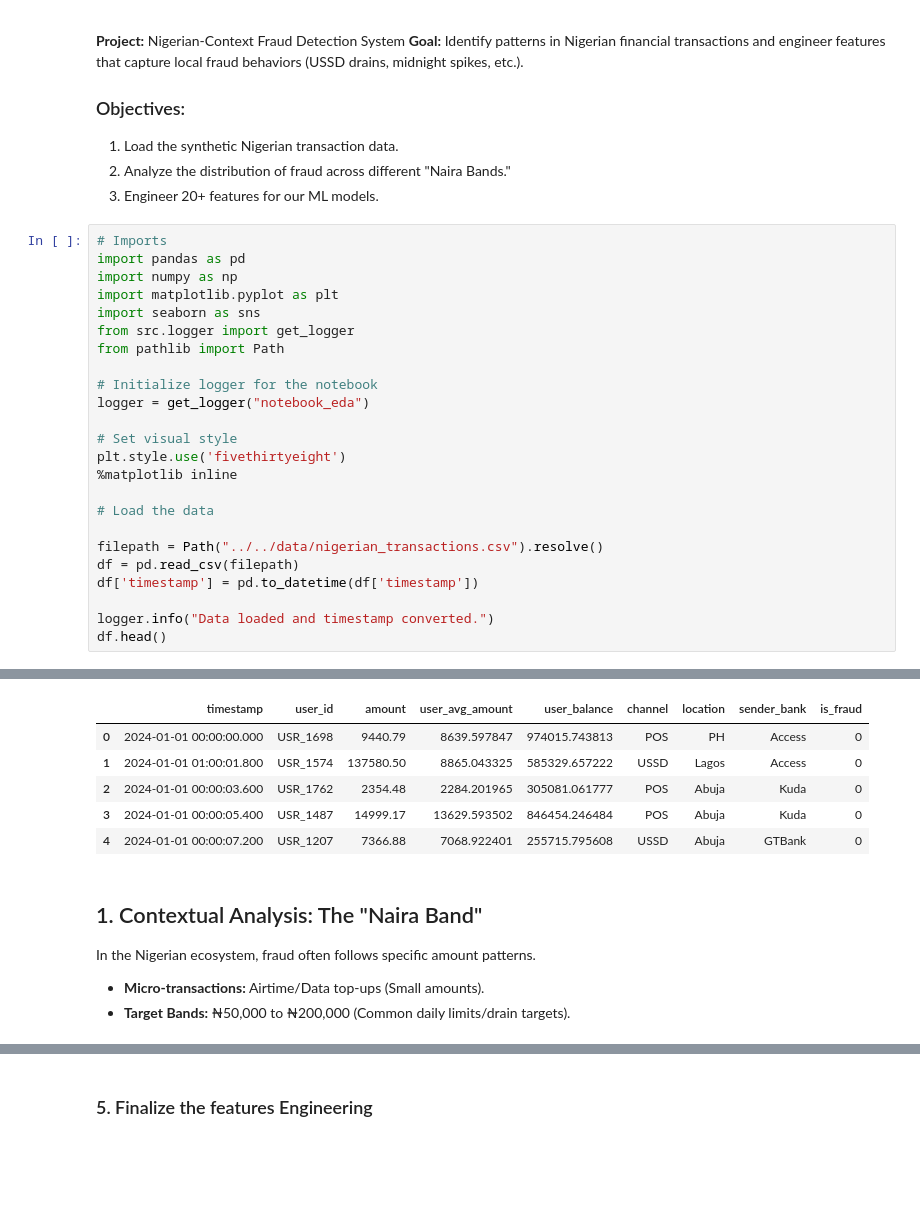
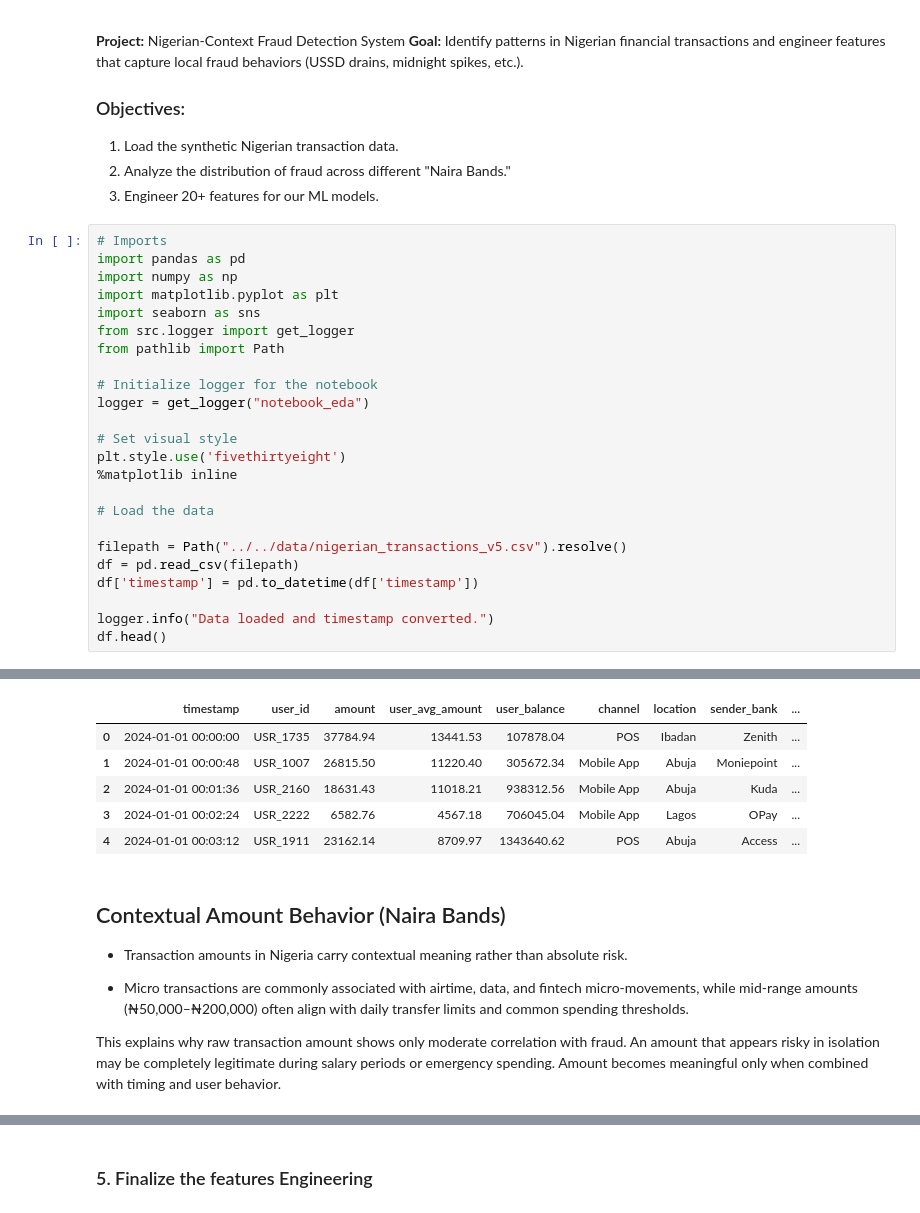
Before and after one commit to celpha2svx/sentinel-fraud-detection, a Jupyter notebook: notebooks/Experiments/01_eda_and_feature.ipynb, the cells around one changed output, grey strips where cells are left out. Saved outputs shown, nothing was run; the diff lists cells and outputs as text; blank space fills up the shorter version.

```diff
--- a/notebooks/Experiments/01_eda_and_feature.ipynb
+++ b/notebooks/Experiments/01_eda_and_feature.ipynb
@@ -25,7 +25,7 @@ plt.style.use('fivethirtyeight')
 
 # Load the data
 
-filepath = Path("../../data/nigerian_transactions.csv").resolve()
+filepath = Path("../../data/nigerian_transactions_v5.csv").resolve()
 df = pd.read_csv(filepath)
 df['timestamp'] = pd.to_datetime(df['timestamp'])
 
@@ -36,13 +36,16 @@ df.head()
-|  | timestamp | user_id | amount | user_avg_amount | user_balance | channel | location | sender_bank | is_fraud |
-| 0 | 2024-01-01 00:00:00.000 | USR_1698 | 9440.79 | 8639.597847 | 974015.743813 | POS | PH | Access | 0 |
-| 1 | 2024-01-01 01:00:01.800 | USR_1574 | 137580.50 | 8865.043325 | 585329.657222 | USSD | Lagos | Access | 0 |
-| 2 | 2024-01-01 00:00:03.600 | USR_1762 | 2354.48 | 2284.201965 | 305081.061777 | POS | Abuja | Kuda | 0 |
-| 3 | 2024-01-01 00:00:05.400 | USR_1487 | 14999.17 | 13629.593502 | 846454.246484 | POS | Abuja | Kuda | 0 |
-| 4 | 2024-01-01 00:00:07.200 | USR_1207 | 7366.88 | 7068.922401 | 255715.795608 | USSD | Abuja | GTBank | 0 |
+|  | timestamp | user_id | amount | user_avg_amount | user_balance | channel | location | sender_bank | ... |
+| 0 | 2024-01-01 00:00:00 | USR_1735 | 37784.94 | 13441.53 | 107878.04 | POS | Ibadan | Zenith | ... |
+| 1 | 2024-01-01 00:00:48 | USR_1007 | 26815.50 | 11220.40 | 305672.34 | Mobile App | Abuja | Moniepoint | ... |
+| 2 | 2024-01-01 00:01:36 | USR_2160 | 18631.43 | 11018.21 | 938312.56 | Mobile App | Abuja | Kuda | ... |
+| 3 | 2024-01-01 00:02:24 | USR_2222 | 6582.76 | 4567.18 | 706045.04 | Mobile App | Lagos | OPay | ... |
+| 4 | 2024-01-01 00:03:12 | USR_1911 | 23162.14 | 8709.97 | 1343640.62 | POS | Abuja | Access | ... |
 # %% [markdown]
-## 1. Contextual Analysis: The "Naira Band"
-In the Nigerian ecosystem, fraud often follows specific amount patterns.
-* **Micro-transactions:** Airtime/Data top-ups (Small amounts).
-* **Target Bands:** ₦50,000 to ₦200,000 (Common daily limits/drain targets).
+##  Contextual Amount Behavior (Naira Bands)
+
+  * Transaction amounts in Nigeria carry contextual meaning rather than absolute risk.
+
+  * Micro transactions are commonly associated with airtime, data, and fintech micro-movements, while mid-range amounts (₦50,000–₦200,000) often align with daily transfer limits and common spending thresholds.
+
+This explains why raw transaction amount shows only moderate correlation with fraud. An amount that appears risky in isolation may be completely legitimate during salary periods or emergency spending. Amount becomes meaningful only when combined with timing and user behavior.
 # %%
 def engineer_initial_features(data):
```
Also changed, not shown: parts of 14 cells of this notebook, 16 other files.
